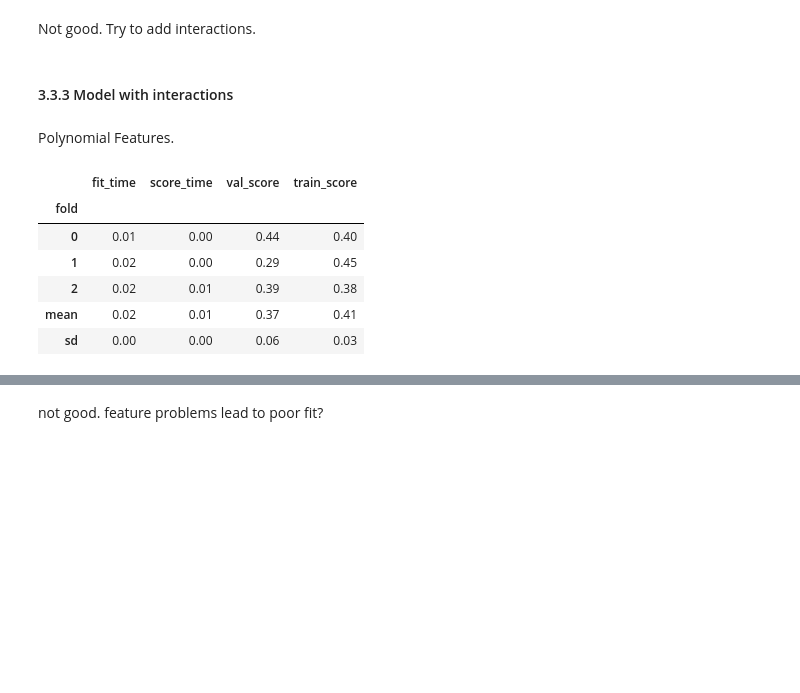
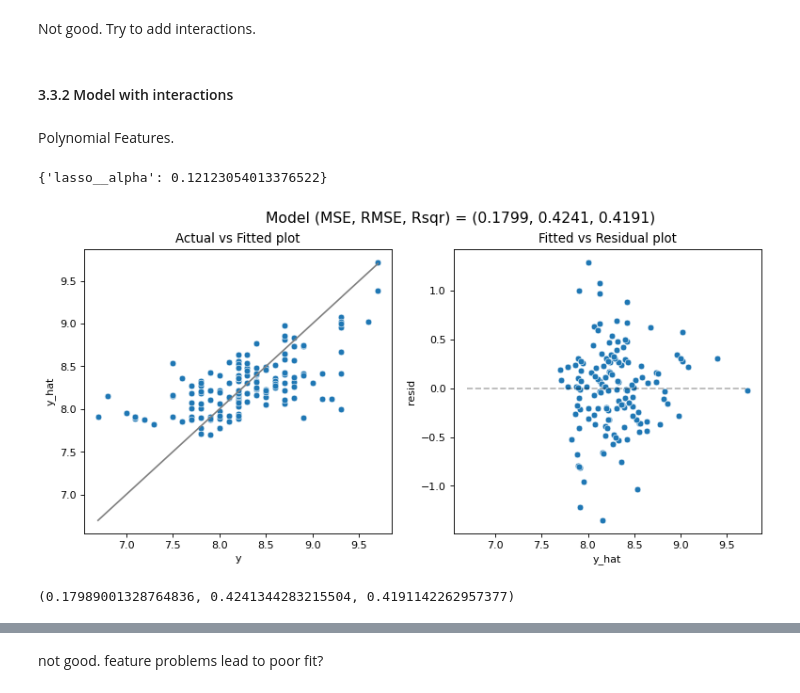
Before and after one commit to Mengyao41/ML_proj1, a Jupyter notebook: project1.ipynb, the cells around one changed output, grey strips where cells are left out. Saved outputs shown, nothing was run; the diff lists cells and outputs as text; code cells hidden in the pictures; blank space fills up the shorter version.

```diff
--- a/project1.ipynb
+++ b/project1.ipynb
@@ -584,6 +621,6 @@ tidy_scores(scores_sca)
 # %% [markdown]
 Not good. Try to add interactions.
 # %% [markdown]
-#### 3.3.3 Model with interactions
+#### 3.3.2 Model with interactions
 # %% [markdown]
 Polynomial Features.
@@ -592,26 +627,27 @@ Polynomial Features.
+# %%
+# poly
+poly = PolynomialFeatures(include_bias=False,interaction_only = True)
 # %%
 # cv with best alpha
-
+alphas = np.logspace(-1, 0, num=300)
 # find lasso's optimal alpha
-gs = GridSearchCV(make_pipeline(poly, scaler, linear_model.Lasso(random_state = 42)),
-    param_grid = {'lasso__alpha': alphas}, cv = kf1, scoring = "neg_root_mean_squared_error")
+gs = GridSearchCV(make_pipeline(poly,linear_model.Lasso(random_state = 42)),
+    param_grid = {'lasso__alpha': alphas}, cv = kf, scoring = "neg_root_mean_squared_error")
 
 gs.fit(X_train, y_train)
 print(gs.best_params_)
 # %% [output]
-|  | fit_time | score_time | val_score | train_score |
-| fold |  |  |  |  |
-| 0 | 0.01 | 0.00 | 0.44 | 0.40 |
-| 1 | 0.02 | 0.00 | 0.29 | 0.45 |
-| 2 | 0.02 | 0.01 | 0.39 | 0.38 |
-| mean | 0.02 | 0.01 | 0.37 | 0.41 |
-| sd | 0.00 | 0.00 | 0.06 | 0.03 |
+{'lasso__alpha': 0.12123054013376522}
 # %%
 best_alpha = gs.best_params_['lasso__alpha']
-lasso = Pipeline(steps = [("scaler_tranform", scaler),
+lasso = Pipeline(steps = [("poly", poly),
                           ("model", linear_model.Lasso(alpha = best_alpha, random_state = 42))])
 lasso_model_inter = lasso.fit(X_train, y_train)
 # plot
+model_fit(lasso_model_inter, X_train, y_train, plot = True)
+# %% [output]
+[figure, added]
+(0.17989001328764836, 0.4241344283215504, 0.4191142262957377)
 # %%
 #cv
 scores_inter = cross_validate(lasso, X_train, y_train, cv = kf, return_train_score = True)
```
Also changed, not shown: parts of 40 cells of this notebook, 1 other file.
